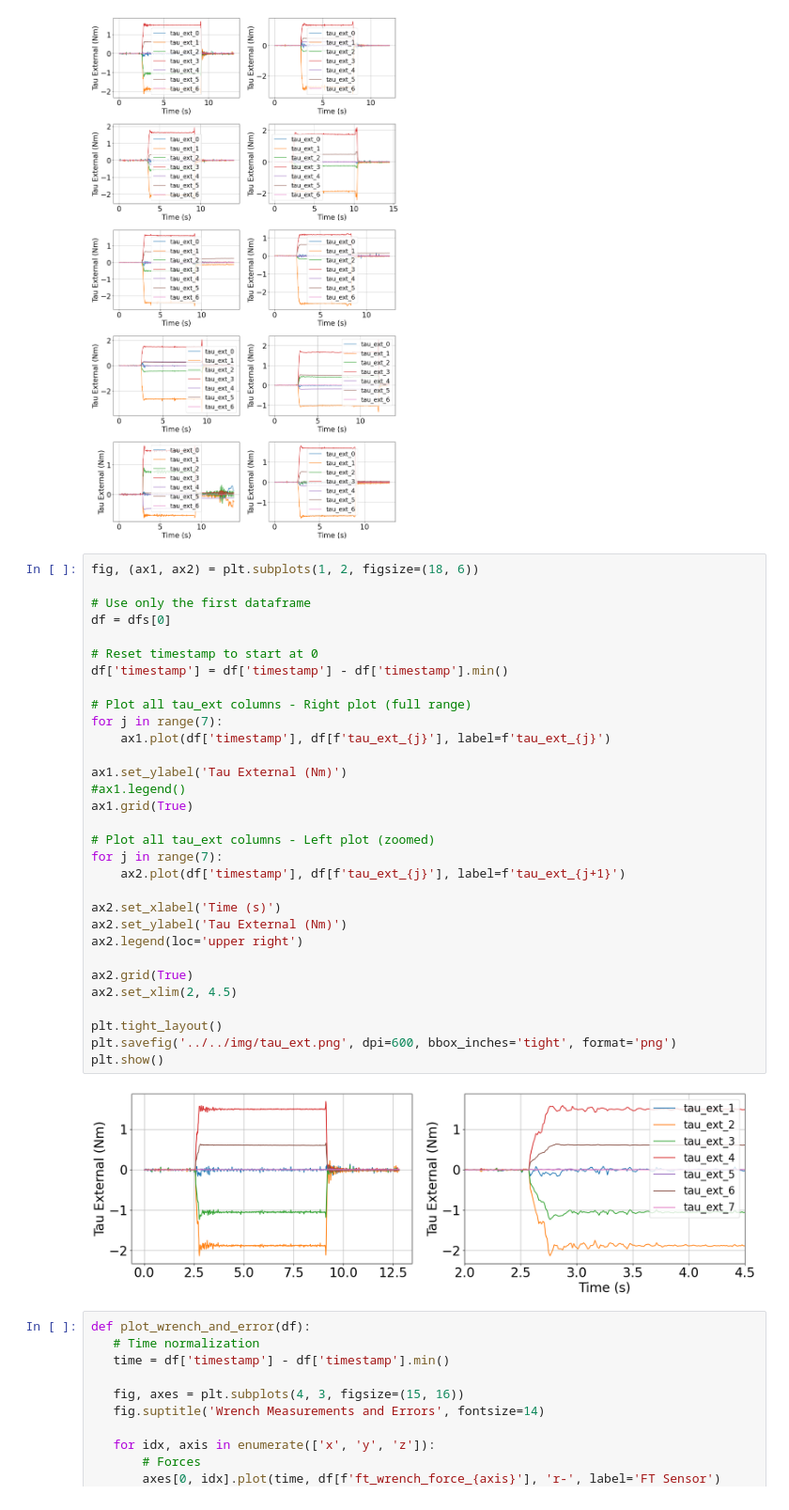
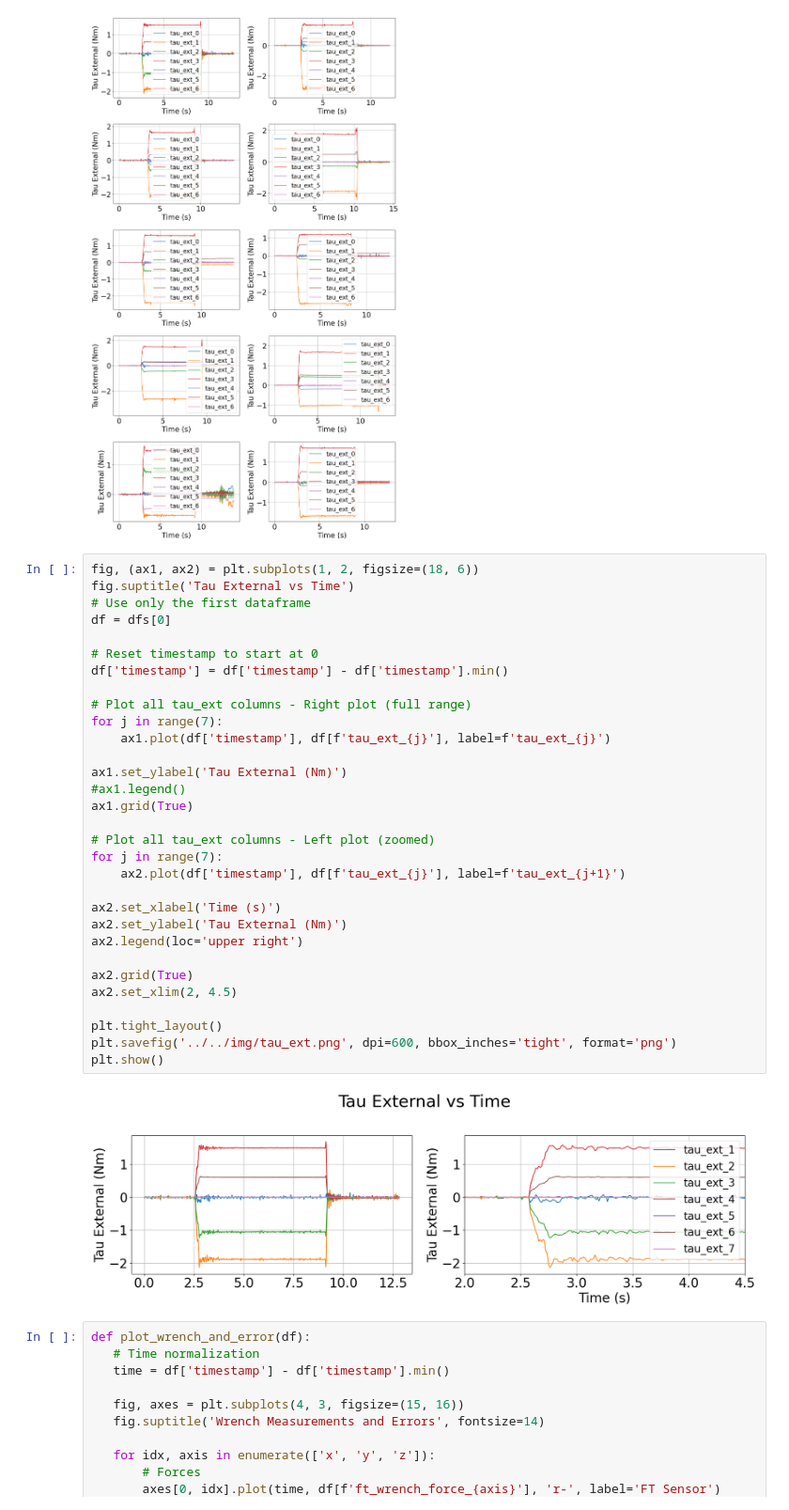
Before and after one commit to rayangdn/virtual_tactile_pad, a Jupyter notebook: ros_ws/src/virtual_tactile_pad/utils/contact_experiments/panda_experiments.ipynb, the cells around one changed output. Shown at 94% size. Drawn from its saved outputs; the diff is of its cells as text.

```diff
--- a/ros_ws/src/virtual_tactile_pad/utils/contact_experiments/panda_experiments.ipynb
+++ b/ros_ws/src/virtual_tactile_pad/utils/contact_experiments/panda_experiments.ipynb
@@ -42,37 +42,37 @@ plt.show()
 [figure]
 # %%
 fig, (ax1, ax2) = plt.subplots(1, 2, figsize=(18, 6))
-
+fig.suptitle('Tau External vs Time')
 # Use only the first dataframe
 df = dfs[0]
 
 # Reset timestamp to start at 0
 df['timestamp'] = df['timestamp'] - df['timestamp'].min()
 
 # Plot all tau_ext columns - Right plot (full range)
 for j in range(7):
     ax1.plot(df['timestamp'], df[f'tau_ext_{j}'], label=f'tau_ext_{j}')
 
 ax1.set_ylabel('Tau External (Nm)')
 #ax1.legend()
 ax1.grid(True)
 
 # Plot all tau_ext columns - Left plot (zoomed)
 for j in range(7):
     ax2.plot(df['timestamp'], df[f'tau_ext_{j}'], label=f'tau_ext_{j+1}')
 
 ax2.set_xlabel('Time (s)')
 ax2.set_ylabel('Tau External (Nm)')
 ax2.legend(loc='upper right')
 
 ax2.grid(True)
 ax2.set_xlim(2, 4.5)
 
 plt.tight_layout()
 plt.savefig('../../img/tau_ext.png', dpi=600, bbox_inches='tight', format='png')
 plt.show()
 # %% [output]
-[figure, old version]
+[figure, new version]
 # %%
 def plot_wrench_and_error(df):
    # Time normalization
```
Also changed, not shown: 3 other files.
